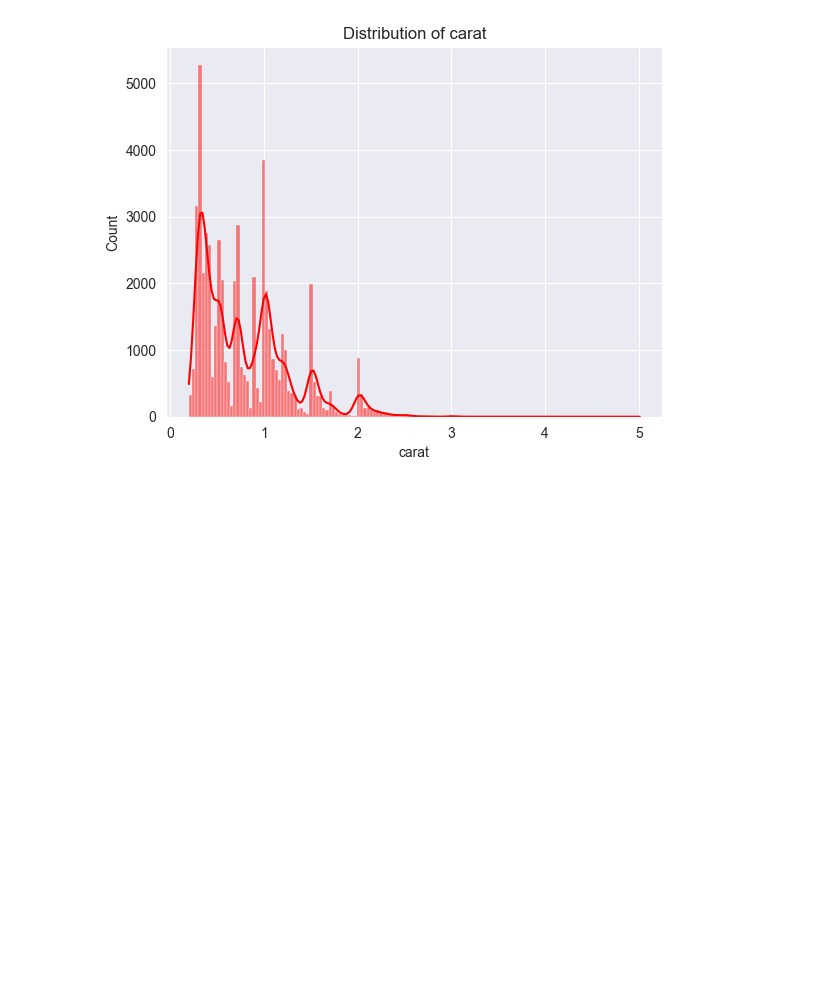
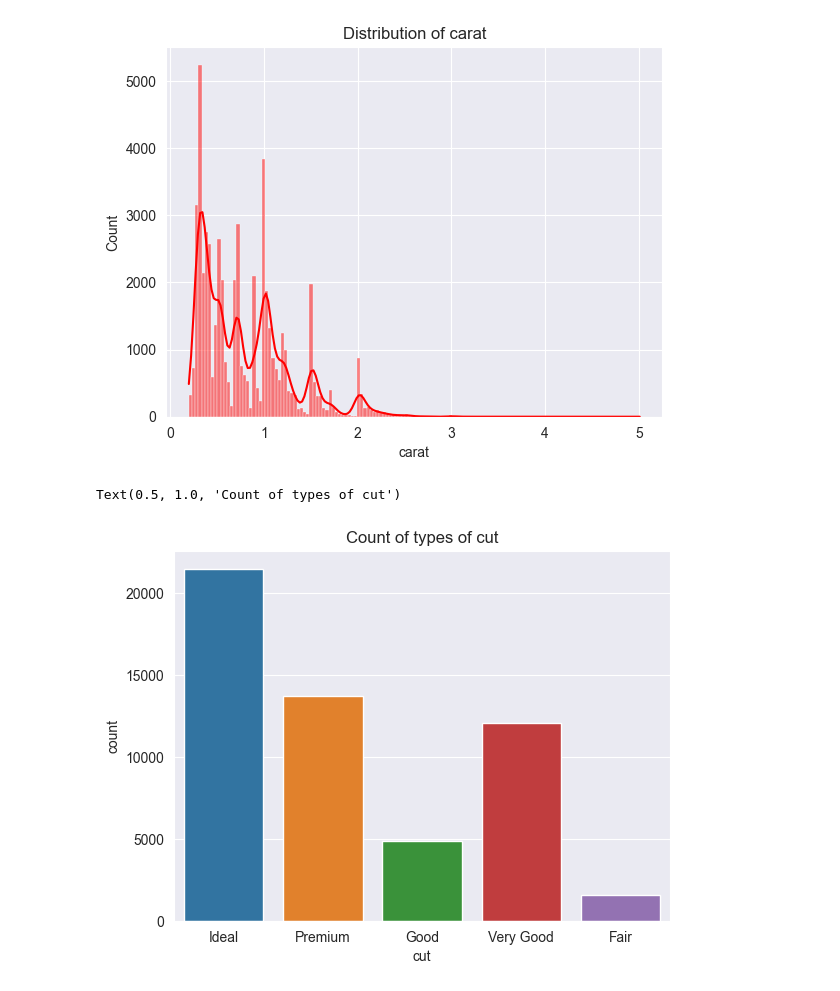
Before and after one commit to Ash2809/Diamond_Price_Pred, a Jupyter notebook: pred.ipynb, the cells around one changed output. Drawn from its saved outputs; the diff is of its cells as text; code cells hidden in the pictures; blank space fills up the shorter version.

```diff
--- a/pred.ipynb
+++ b/pred.ipynb
@@ -25,0 +45,3 @@ data.head(5)
+# %%
+print(data.duplicated().sum())
+data.drop_duplicates(inplace= True)
@@ -30,3 +54,10 @@ plt.title('Distribution of carat')
 # %% [output]
 Text(0.5, 1.0, 'Distribution of carat')
 [figure]
+# %%
+sns.set_style('darkgrid')
+sns.countplot(data = data, x = 'cut', hue = 'cut')
+plt.title('Count of types of cut')
+# %% [output]
+Text(0.5, 1.0, 'Count of types of cut')
+[figure, added]
```
Also changed, not shown: parts of 7 cells of this notebook.
